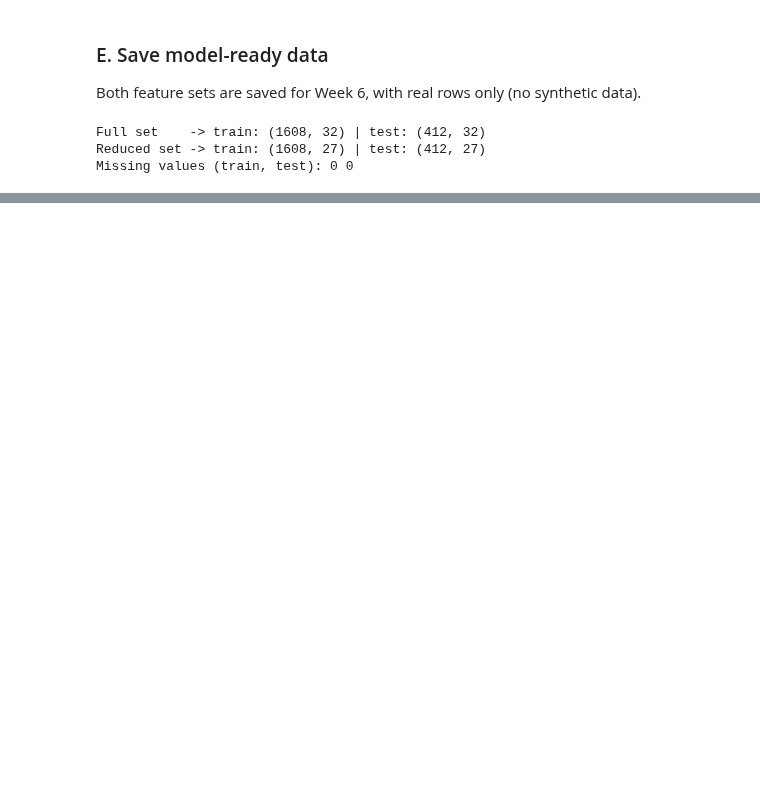
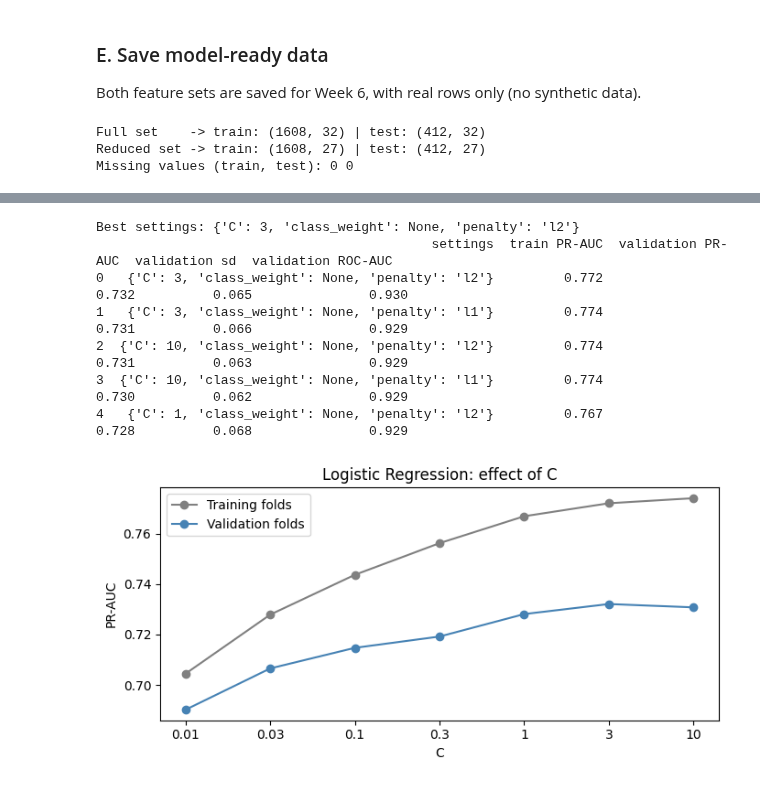
Before and after one commit to nathanyangm/targeted-marketing-model, a Jupyter notebook: notebooks/week5.ipynb, the cells around one changed output, grey strips where cells are left out. Saved outputs shown, nothing was run; the diff lists cells and outputs as text; code cells hidden in the pictures; blank space fills up the shorter version.

Commit message:
week6

```diff
--- a/notebooks/week5.ipynb
+++ b/notebooks/week5.ipynb
@@ -668,0 +737,53 @@ Missing values (train, test): 0 0
+# %%
+def tune(model, grid):
+    """Grid search over the 15 folds; picks the setting with the best validation PR-AUC."""
+    search = GridSearchCV(model, grid, scoring=scoring, refit="PR-AUC",
+                          cv=splits, n_jobs=-1, return_train_score=True)
+    return search.fit(X, y)
+
+def top_results(search, n=5):
+    """Top n settings ranked by validation PR-AUC."""
+    r = pd.DataFrame(search.cv_results_).sort_values("rank_test_PR-AUC").head(n)
+    return pd.DataFrame({"settings": r["params"],
+                         "train PR-AUC": r["mean_train_PR-AUC"].round(3),
+                         "validation PR-AUC": r["mean_test_PR-AUC"].round(3),
+                         "validation sd": r["std_test_PR-AUC"].round(3),
+                         "validation ROC-AUC": r["mean_test_ROC-AUC"].round(3)}).reset_index(drop=True)
+
+def plot_param(search, grid, param, title):
+    """Train vs validation PR-AUC as one hyperparameter changes (others at their best values)."""
+    r = pd.DataFrame(search.cv_results_)
+    others = {k: v for k, v in search.best_params_.items() if k != param}
+    train_scores, val_scores = [], []
+    for value in grid[param]:
+        row = r[r["params"].apply(lambda p: p == {**others, param: value})]
+        train_scores.append(row["mean_train_PR-AUC"].iloc[0])
+        val_scores.append(row["mean_test_PR-AUC"].iloc[0])
+    positions = range(len(grid[param]))
+    plt.figure(figsize=(7, 3.5))
+    plt.plot(positions, train_scores, marker="o", color="grey", label="Training folds")
+    plt.plot(positions, val_scores, marker="o", color="steelblue", label="Validation folds")
+    plt.xticks(positions, [str(v) for v in grid[param]])
+    plt.xlabel(param); plt.ylabel("PR-AUC"); plt.title(title); plt.legend()
+    plt.tight_layout(); plt.show()
+# %%
+
+# Model 1: logistic regression. Weeks 4-5 used it with default settings to compare
+# data choices; here we tune its settings to get the best version of it.
+lr_grid = {"C": [0.01, 0.03, 0.1, 0.3, 1, 3, 10],     # smaller C = stronger regularization
+           "penalty": ["l1", "l2"],                    # L1 can shrink weak features to zero
+           "class_weight": [None, "balanced"]}
+lr_search = tune(LogisticRegression(solver="liblinear", max_iter=5000), lr_grid)
+
+print("Best settings:", lr_search.best_params_)
+print(top_results(lr_search).to_string())
+plot_param(lr_search, lr_grid, "C", "Logistic Regression: effect of C")
+# %% [output]
+Best settings: {'C': 3, 'class_weight': None, 'penalty': 'l2'}
+                                           settings  train PR-AUC  validation PR-AUC  validation sd  validation ROC-AUC
+0   {'C': 3, 'class_weight': None, 'penalty': 'l2'}         0.772              0.732          0.065               0.930
+1   {'C': 3, 'class_weight': None, 'penalty': 'l1'}         0.774              0.731          0.066               0.929
+2  {'C': 10, 'class_weight': None, 'penalty': 'l2'}         0.774              0.731          0.063               0.929
+3  {'C': 10, 'class_weight': None, 'penalty': 'l1'}         0.774              0.730          0.062               0.929
+4   {'C': 1, 'class_weight': None, 'penalty': 'l2'}         0.767              0.728          0.068               0.929
+[figure, added]
```
Also changed, not shown: parts of 21 cells of this notebook, 1 other file.
